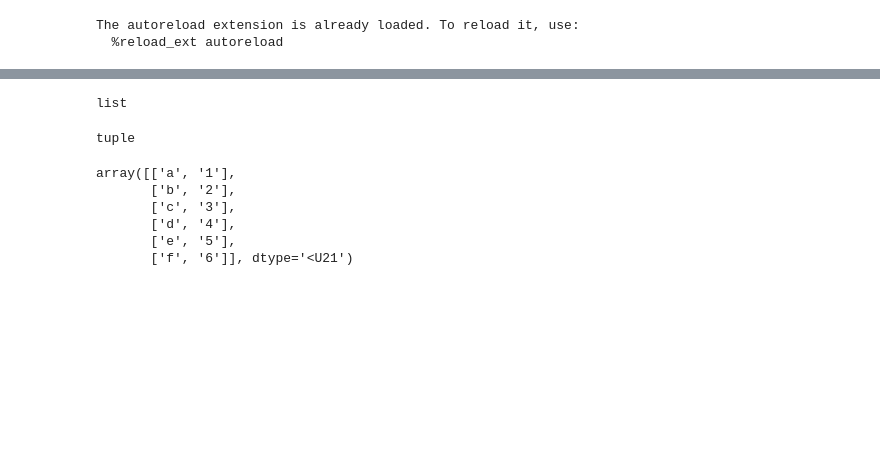
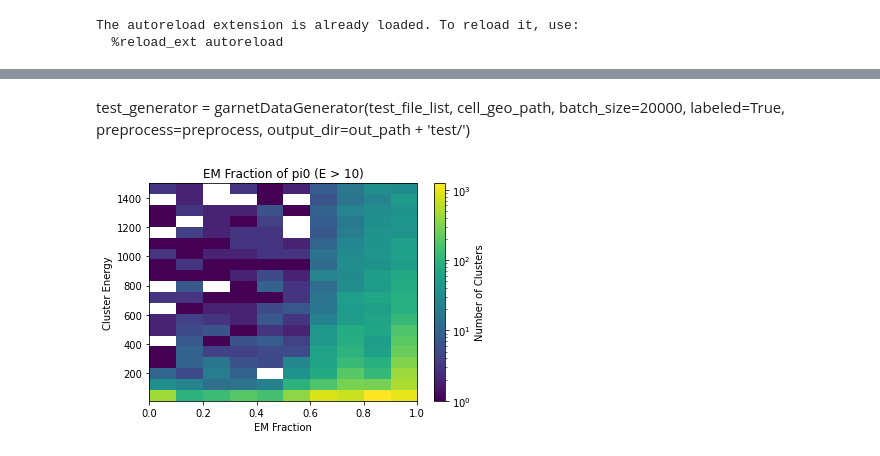
Before and after one commit to joshlerner/triumf-ml, a Jupyter notebook: PionReconstruction/test.ipynb, the cells around one changed output, grey strips where cells are left out. Drawn from its saved outputs; the diff is of its cells as text; code cells hidden in the pictures; blank space fills up the shorter version.

```diff
--- a/PionReconstruction/test.ipynb
+++ b/PionReconstruction/test.ipynb
@@ -97,17 +27,29 @@ len(c)
-# %%
-type(a)
-# %% [output]
-list
-# %%
-type(c)
-# %% [output]
-tuple
-# %%
-np.append(a, b, axis=0)
-# %% [output]
-array([['a', '1'],
-       ['b', '2'],
-       ['c', '3'],
-       ['d', '4'],
-       ['e', '5'],
-       ['f', '6']], dtype='<U21')
+# %% [markdown]
+
+test_generator = garnetDataGenerator(test_file_list,
+                                     cell_geo_path,
+                                     batch_size=20000,
+                                     labeled=True,
+                                     preprocess=preprocess,
+                                     output_dir=out_path + 'test/')
+# %%
+
+with ur.open(data_path + 'pi0/user.angerami.24559740.OutputStream._000232.root') as file:
+    pi0_data = file['EventTree'].arrays(library='ak')
+with ur.open(data_path + 'pipm/user.angerami.24559744.OutputStream._000232.root') as file:
+    pipm_data = file['EventTree'].arrays(library='ak')
+# %%
+en = 10
+
+hh = plt.hist2d(np.array(ak.flatten(pi0_data['cluster_EM_PROBABILITY'])),
+                np.array(ak.flatten(pi0_data['cluster_E'])),
+                bins=(10, 20),
+                norm=LogNorm(),
+                range=((0, 1), (en, 1500)))
+plt.colorbar(hh[3], label='Number of Clusters')
+plt.xlabel('EM Fraction')
+plt.ylabel('Cluster Energy')
+plt.title(f'EM Fraction of pi0 (E > {en})')
+plt.show()
+# %% [output]
+[figure, added]
```
Also changed, not shown: parts of 19 cells of this notebook, 4 other files.
